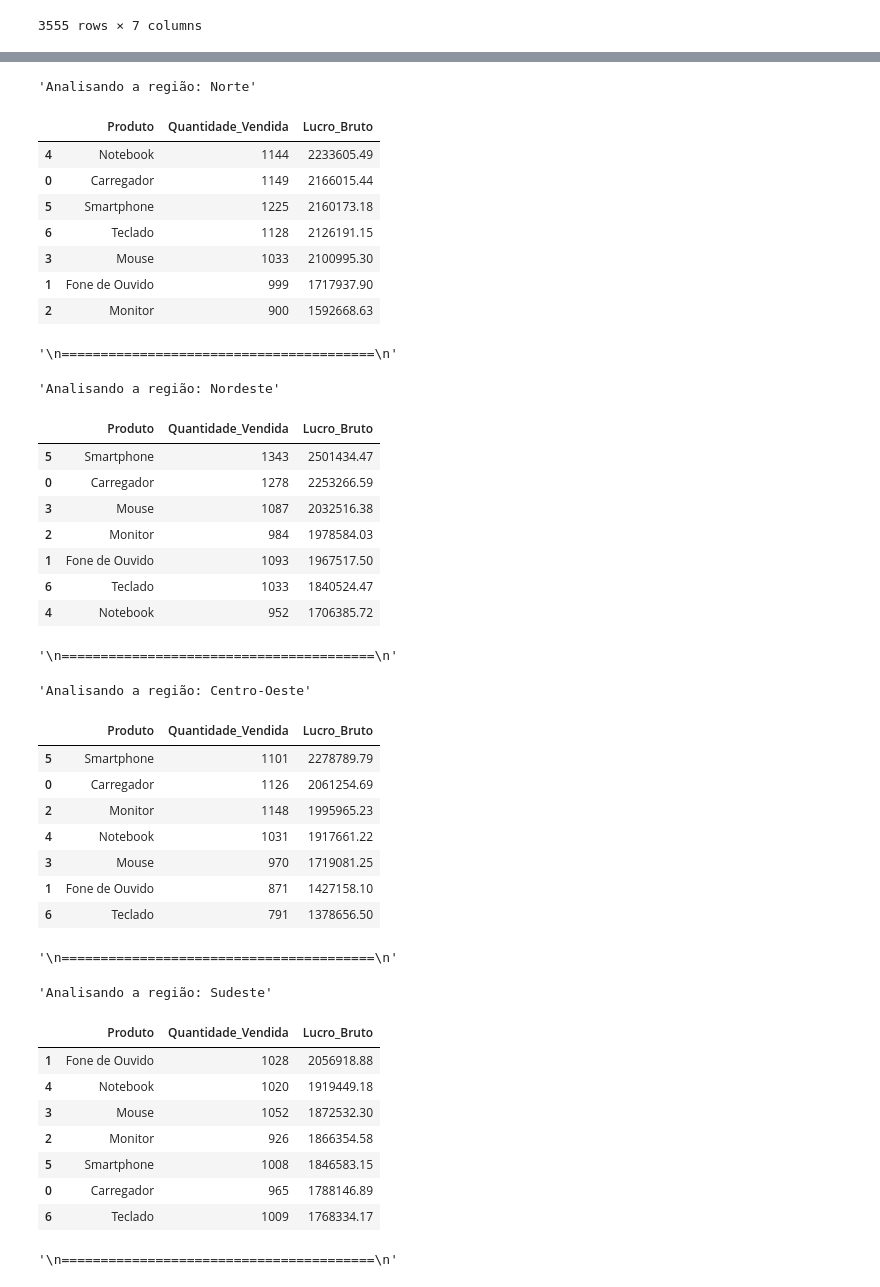
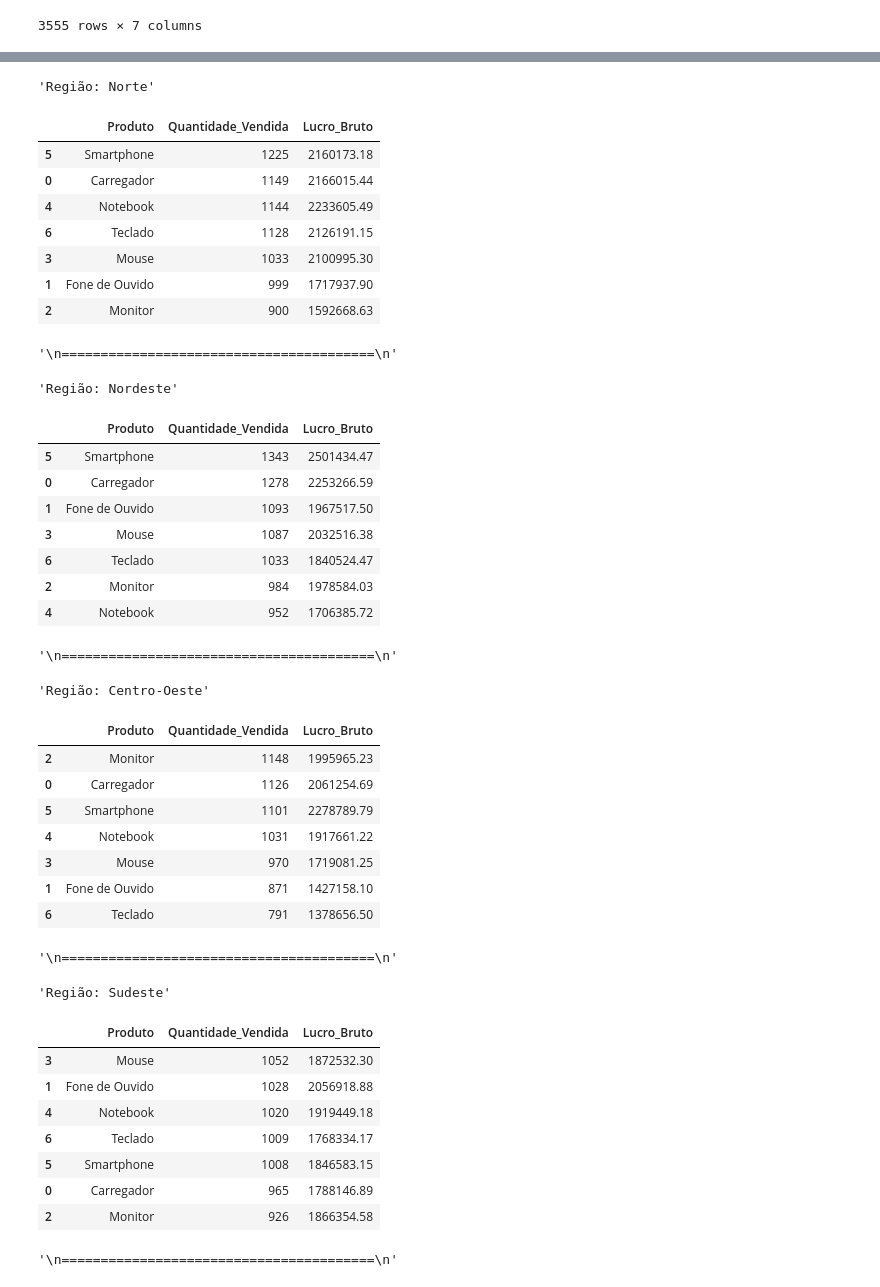
Before and after one commit to HanmaSj/analise-de-dados, a Jupyter notebook: analise/techsales.ipynb, the cells around one changed output, grey strips where cells are left out. Saved outputs shown, nothing was run; the diff lists cells and outputs as text; code cells hidden in the pictures.

```diff
--- a/analise/techsales.ipynb
+++ b/analise/techsales.ipynb
@@ -57,65 +54,65 @@ display(rank_lucro_regiao)
 # %%
 # Produtos mais vendidos por região
 
 regioes = tabela['Região'].unique()
 # print(regioes)
 
 for regiao in regioes:
-    display(f"Analisando a região: {regiao}")
+    display(f"Região: {regiao}")
 
     # Filtrar os dados pela região atual
     dados_filtrados = tabela[tabela["Região"] == regiao]
 
     # Agrupar por produto e calcular a soma de Quantidade e Lucro Bruto
     resultado = dados_filtrados.groupby("Produto").agg(
         Quantidade_Vendida=("Quantidade", "sum"),
         Lucro_Bruto=("Lucro Bruto", "sum")
     ).reset_index()
 
-    resultado_ordenado = resultado.sort_values(by="Lucro_Bruto", ascending=False)
+    resultado_ordenado = resultado.sort_values(by="Quantidade_Vendida", ascending=False)
 
     # Exibir o resultado para a região atual
     display(resultado_ordenado)
     display("\n" + "="*40 + "\n")
 # %% [output]
-'Analisando a região: Norte'
+'Região: Norte'
 |  | Produto | Quantidade_Vendida | Lucro_Bruto |
+| 5 | Smartphone | 1225 | 2160173.18 |
+| 0 | Carregador | 1149 | 2166015.44 |
 | 4 | Notebook | 1144 | 2233605.49 |
-| 0 | Carregador | 1149 | 2166015.44 |
-| 5 | Smartphone | 1225 | 2160173.18 |
 | 6 | Teclado | 1128 | 2126191.15 |
 | 3 | Mouse | 1033 | 2100995.30 |
 | 1 | Fone de Ouvido | 999 | 1717937.90 |
 | 2 | Monitor | 900 | 1592668.63 |
 '\n========================================\n'
-'Analisando a região: Nordeste'
+'Região: Nordeste'
 |  | Produto | Quantidade_Vendida | Lucro_Bruto |
 | 5 | Smartphone | 1343 | 2501434.47 |
 | 0 | Carregador | 1278 | 2253266.59 |
+| 1 | Fone de Ouvido | 1093 | 1967517.50 |
 | 3 | Mouse | 1087 | 2032516.38 |
+| 6 | Teclado | 1033 | 1840524.47 |
 | 2 | Monitor | 984 | 1978584.03 |
-| 1 | Fone de Ouvido | 1093 | 1967517.50 |
-| 6 | Teclado | 1033 | 1840524.47 |
 | 4 | Notebook | 952 | 1706385.72 |
 '\n========================================\n'
-'Analisando a região: Centro-Oeste'
+'Região: Centro-Oeste'
 |  | Produto | Quantidade_Vendida | Lucro_Bruto |
+| 2 | Monitor | 1148 | 1995965.23 |
+| 0 | Carregador | 1126 | 2061254.69 |
 | 5 | Smartphone | 1101 | 2278789.79 |
-| 0 | Carregador | 1126 | 2061254.69 |
-| 2 | Monitor | 1148 | 1995965.23 |
 | 4 | Notebook | 1031 | 1917661.22 |
 | 3 | Mouse | 970 | 1719081.25 |
 | 1 | Fone de Ouvido | 871 | 1427158.10 |
 | 6 | Teclado | 791 | 1378656.50 |
 '\n========================================\n'
-'Analisando a região: Sudeste'
+'Região: Sudeste'
 |  | Produto | Quantidade_Vendida | Lucro_Bruto |
+| 3 | Mouse | 1052 | 1872532.30 |
 | 1 | Fone de Ouvido | 1028 | 2056918.88 |
 | 4 | Notebook | 1020 | 1919449.18 |
-| 3 | Mouse | 1052 | 1872532.30 |
-| 2 | Monitor | 926 | 1866354.58 |
+| 6 | Teclado | 1009 | 1768334.17 |
 | 5 | Smartphone | 1008 | 1846583.15 |
 | 0 | Carregador | 965 | 1788146.89 |
-| 6 | Teclado | 1009 | 1768334.17 |
+| 2 | Monitor | 926 | 1866354.58 |
 '\n========================================\n'
 ... (3 outputs left out)
```
Also changed, not shown: parts of 4 cells of this notebook.
